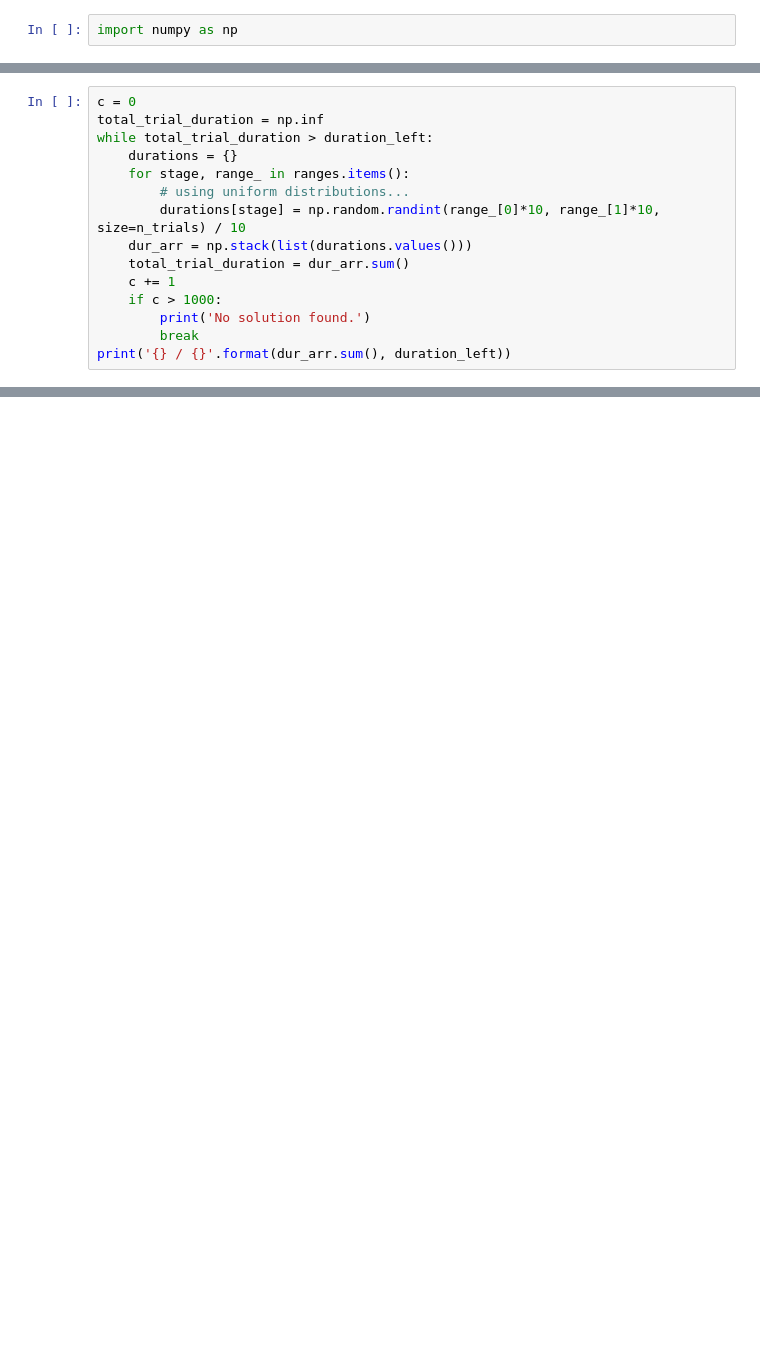
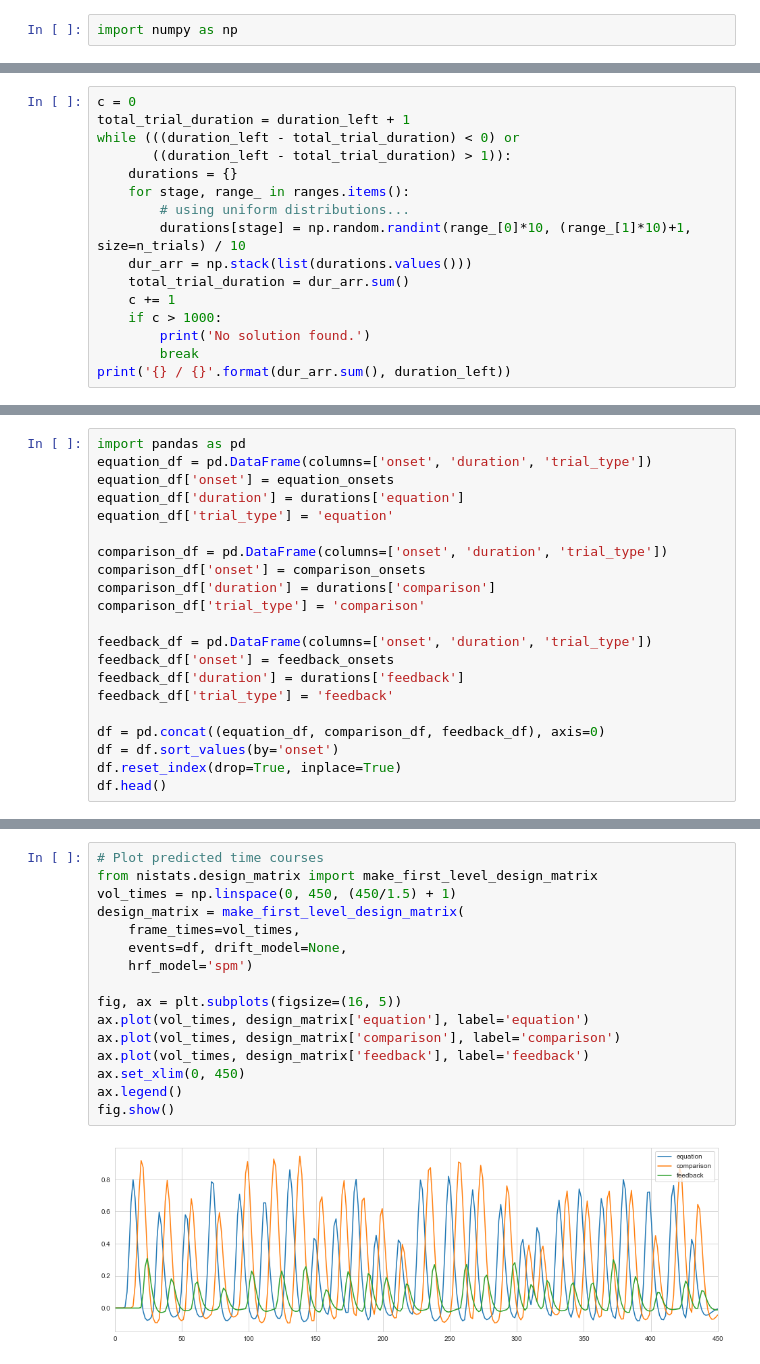
Before and after one commit to NBCLab/arithmetic-task, a Jupyter notebook: determine_timing.ipynb, the cells around one changed output, grey strips where cells are left out. Drawn from its saved outputs; the diff is of its cells as text; blank space fills up the shorter version.

```diff
--- a/determine_timing.ipynb
+++ b/determine_timing.ipynb
@@ -27,11 +54,12 @@ n_trials = 29
 # %%
 c = 0
-total_trial_duration = np.inf
-while total_trial_duration > duration_left:
+total_trial_duration = duration_left + 1
+while (((duration_left - total_trial_duration) < 0) or
+       ((duration_left - total_trial_duration) > 1)):
     durations = {}
     for stage, range_ in ranges.items():
         # using uniform distributions...
-        durations[stage] = np.random.randint(range_[0]*10, range_[1]*10, size=n_trials) / 10
+        durations[stage] = np.random.randint(range_[0]*10, (range_[1]*10)+1, size=n_trials) / 10
     dur_arr = np.stack(list(durations.values()))
     total_trial_duration = dur_arr.sum()
     c += 1
@@ -64,0 +100,21 @@ durations
+# %%
+import pandas as pd
+equation_df = pd.DataFrame(columns=['onset', 'duration', 'trial_type'])
+equation_df['onset'] = equation_onsets
+equation_df['duration'] = durations['equation']
+equation_df['trial_type'] = 'equation'
+
+comparison_df = pd.DataFrame(columns=['onset', 'duration', 'trial_type'])
+comparison_df['onset'] = comparison_onsets
+comparison_df['duration'] = durations['comparison']
+comparison_df['trial_type'] = 'comparison'
+
+feedback_df = pd.DataFrame(columns=['onset', 'duration', 'trial_type'])
+feedback_df['onset'] = feedback_onsets
+feedback_df['duration'] = durations['feedback']
+feedback_df['trial_type'] = 'feedback'
+
+df = pd.concat((equation_df, comparison_df, feedback_df), axis=0)
+df = df.sort_values(by='onset')
+df.reset_index(drop=True, inplace=True)
+df.head()
@@ -64,0 +128,18 @@ durations
+# %%
+# Plot predicted time courses
+from nistats.design_matrix import make_first_level_design_matrix
+vol_times = np.linspace(0, 450, (450/1.5) + 1)
+design_matrix = make_first_level_design_matrix(
+    frame_times=vol_times,
+    events=df, drift_model=None,
+    hrf_model='spm')
+
+fig, ax = plt.subplots(figsize=(16, 5))
+ax.plot(vol_times, design_matrix['equation'], label='equation')
+ax.plot(vol_times, design_matrix['comparison'], label='comparison')
+ax.plot(vol_times, design_matrix['feedback'], label='feedback')
+ax.set_xlim(0, 450)
+ax.legend()
+fig.show()
+# %% [output]
+[figure, added]
```
Also changed, not shown: parts of 9 cells of this notebook.
